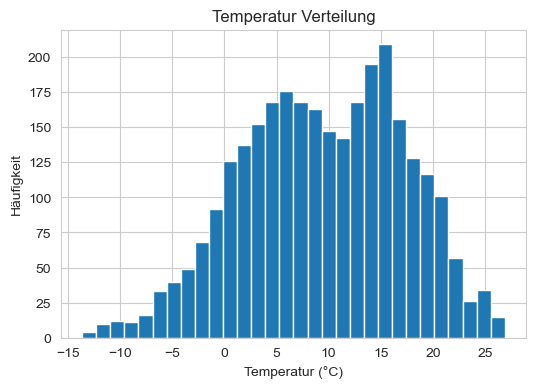
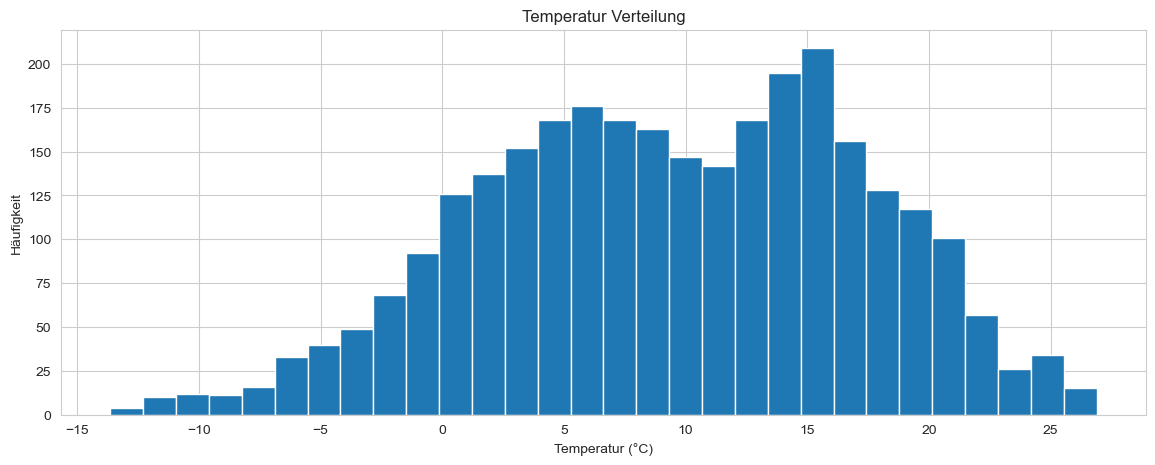
The notebook cell's code change between the first figure and the second:
--- before
+++ after
@@ -1,4 +1,4 @@
 # WEATHER → tägliche Durchschnittstemperatur
-weather_daily = weather["T (degC)"].resample("D").mean().to_frame()
+weather_daily = df_weather["T (degC)"].resample("D").mean().to_frame()
 
 print("\nStatistik:")
@@ -13,5 +13,5 @@
 
 # Histogramm
-plt.figure(figsize=(6,4))
+plt.figure()
 plt.hist(weather_daily["T (degC)"].dropna(), bins=30)
 plt.title("Temperatur Verteilung")
@@ -43,5 +43,5 @@
 )
 
-plt.figure(figsize=(6,4))
+plt.figure()
 
 weather_daily.groupby(

Commit: refactor(ts_menden_team03): Code opt. & delet obsolete